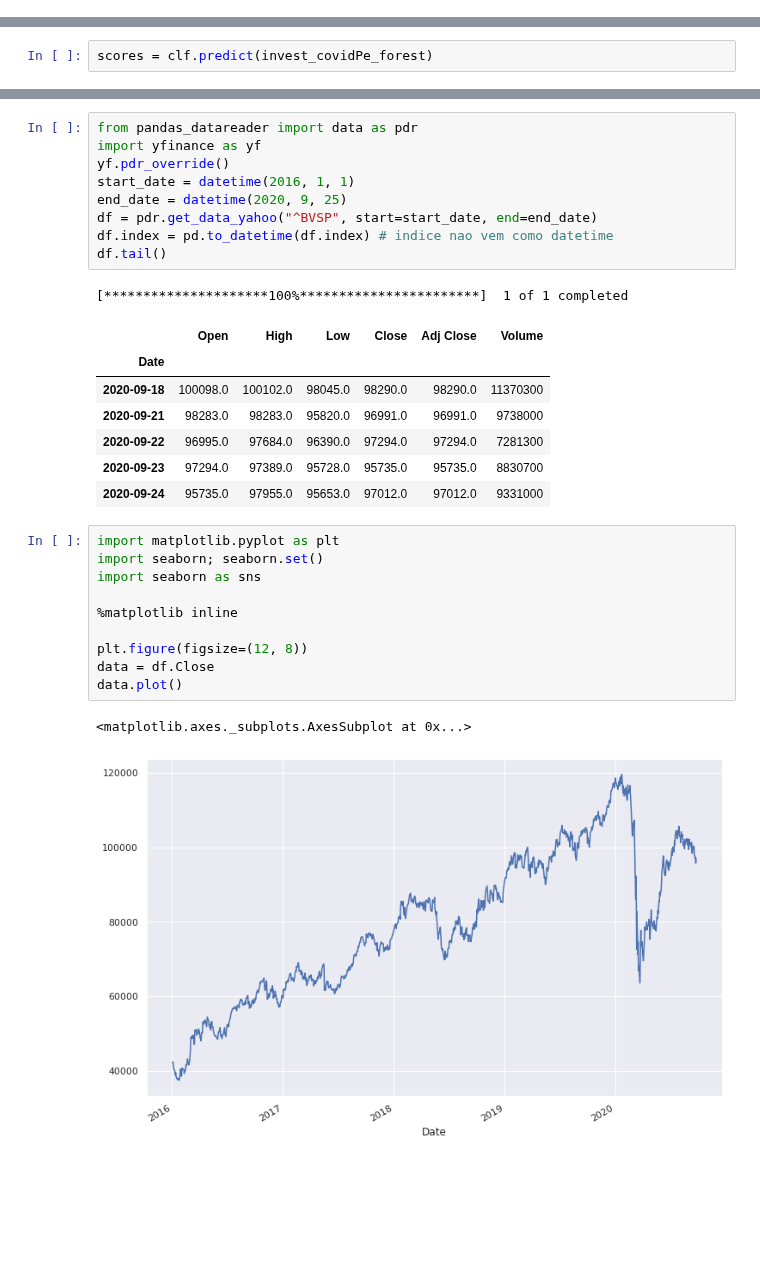
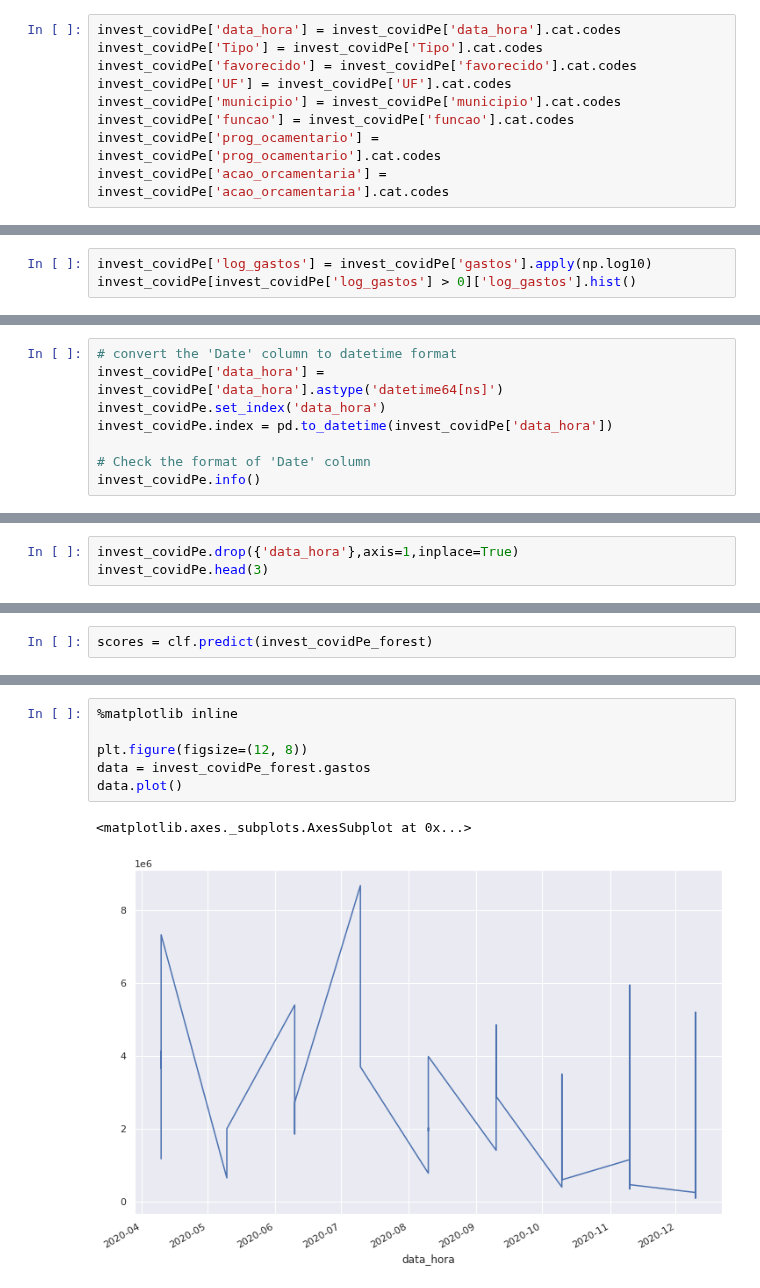
Before and after one commit to marcosw1998/Data-Science, a Jupyter notebook: Analysis_Notebook/covid_spends_brazil.ipynb, the cells around one changed output, grey strips where cells are left out. Drawn from its saved outputs; the diff is of its cells as text; blank space fills up the shorter version.

```diff
--- a/Analysis_Notebook/covid_spends_brazil.ipynb
+++ b/Analysis_Notebook/covid_spends_brazil.ipynb
@@ -213,0 +222,9 @@ invest_covidPe[invest_covidPe.duplicated()].sort_values("Município").tail(5)
+# %%
+invest_covidPe['data_hora'] = invest_covidPe['data_hora'].cat.codes
+invest_covidPe['Tipo'] = invest_covidPe['Tipo'].cat.codes
+invest_covidPe['favorecido'] = invest_covidPe['favorecido'].cat.codes
+invest_covidPe['UF'] = invest_covidPe['UF'].cat.codes
+invest_covidPe['municipio'] = invest_covidPe['municipio'].cat.codes
+invest_covidPe['funcao'] = invest_covidPe['funcao'].cat.codes
+invest_covidPe['prog_ocamentario'] = invest_covidPe['prog_ocamentario'].cat.codes
+invest_covidPe['acao_orcamentaria'] = invest_covidPe['acao_orcamentaria'].cat.codes
@@ -377,0 +585,3 @@ memory usage: 12.9 KB
+# %%
+invest_covidPe['log_gastos'] = invest_covidPe['gastos'].apply(np.log10)
+invest_covidPe[invest_covidPe['log_gastos'] > 0]['log_gastos'].hist()
@@ -377,0 +616,8 @@ memory usage: 12.9 KB
+# %%
+# convert the 'Date' column to datetime format
+invest_covidPe['data_hora'] = invest_covidPe['data_hora'].astype('datetime64[ns]')
+invest_covidPe.set_index('data_hora')
+invest_covidPe.index = pd.to_datetime(invest_covidPe['data_hora'])
+
+# Check the format of 'Date' column
+invest_covidPe.info()
@@ -377,0 +642,3 @@ memory usage: 12.9 KB
+# %%
+invest_covidPe.drop({'data_hora'},axis=1,inplace=True)
+invest_covidPe.head(3)
@@ -690,31 +801,9 @@ DatetimeIndex(['2018-07-02 00:00:00', '2018-07-02 00:00:01',
-# %%
-from pandas_datareader import data as pdr
-import yfinance as yf
-yf.pdr_override()
-start_date = datetime(2016, 1, 1)
-end_date = datetime(2020, 9, 25)
-df = pdr.get_data_yahoo("^BVSP", start=start_date, end=end_date)
-df.index = pd.to_datetime(df.index) # indice nao vem como datetime
-df.tail()
-# %% [output]
-[*********************100%***********************]  1 of 1 completed
-|  | Open | High | Low | Close | Adj Close | Volume |
-| Date |  |  |  |  |  |  |
-| 2020-09-18 | 100098.0 | 100102.0 | 98045.0 | 98290.0 | 98290.0 | 11370300 |
-| 2020-09-21 | 98283.0 | 98283.0 | 95820.0 | 96991.0 | 96991.0 | 9738000 |
-| 2020-09-22 | 96995.0 | 97684.0 | 96390.0 | 97294.0 | 97294.0 | 7281300 |
-| 2020-09-23 | 97294.0 | 97389.0 | 95728.0 | 95735.0 | 95735.0 | 8830700 |
-| 2020-09-24 | 95735.0 | 97955.0 | 95653.0 | 97012.0 | 97012.0 | 9331000 |
 # %%
-import matplotlib.pyplot as plt
-import seaborn; seaborn.set()
-import seaborn as sns
-
 %matplotlib inline
 
 plt.figure(figsize=(12, 8))
-data = df.Close
+data = invest_covidPe_forest.gastos
 data.plot()
 # %% [output]
 <matplotlib.axes._subplots.AxesSubplot at 0x...>
-[figure, old version]
+[figure, new version]
```
Also changed, not shown: parts of 127 cells of this notebook.
